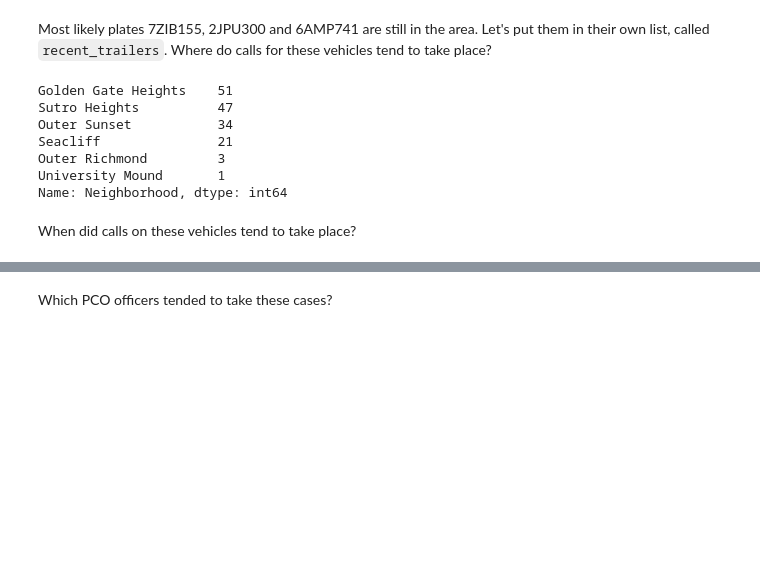
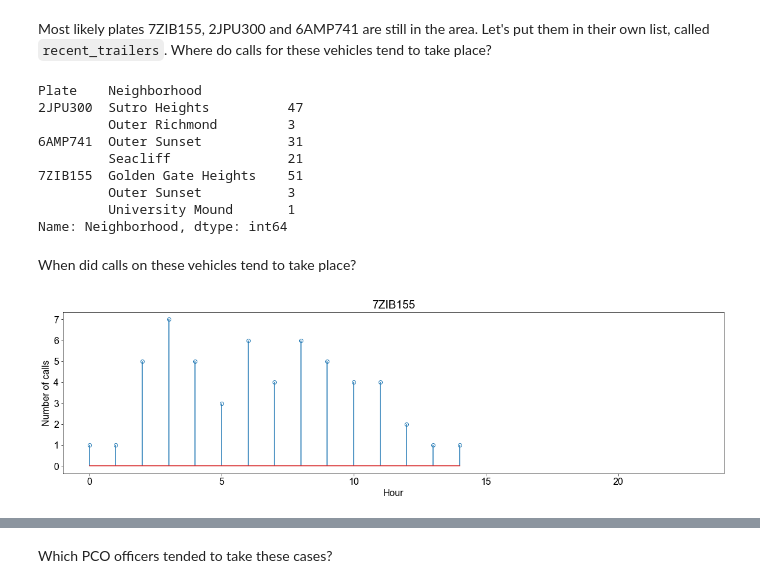
Before and after one commit to irenatfh/SF-311_abandoned-vehicles, a Jupyter notebook: notebooks/SF-311_abandoned-vehicles.ipynb, the cells around one changed output, grey strips where cells are left out. Cells and saved outputs as stored; diff of their text form; code cells hidden in the pictures; blank space fills up the shorter version.

Commit message:
Added neighborhood and hour analysis of recent trailers

```diff
--- a/notebooks/SF-311_abandoned-vehicles.ipynb
+++ b/notebooks/SF-311_abandoned-vehicles.ipynb
@@ -13,6 +16,13 @@ import re
 pd.set_option('display.max_columns', None)
 pd.set_option('display.max_rows', None)
 pd.set_option('display.max_colwidth', -1)
+
+# Pandas + matplotlib
+from pandas.plotting import register_matplotlib_converters
+register_matplotlib_converters()
+
+# Pyplot options
+plt.rcParams.update({'font.size': 16, 'font.sans-serif': 'Arial'})
 # %% [markdown]
 ### Import raw SF 311 data
 Data downloaded from https://data.sfgov.org/City-Infrastructure/311-Cases/vw6y-z8j6 on February 6, 2020
@@ -231,14 +241,35 @@ Most likely plates 7ZIB155, 2JPU300 and 6AMP741 are still in the area. Let's put
 # %%
 recent_trailers = ['7ZIB155','2JPU300','6AMP741']
 df_recent_trailers = df_trailers[df_trailers['Plate'].isin(recent_trailers)]
-df_recent_trailers['Neighborhood'].value_counts()
+df_recent_trailers.groupby('Plate')['Neighborhood'].value_counts()
 # %% [output]
-Golden Gate Heights    51
-Sutro Heights          47
-Outer Sunset           34
-Seacliff               21
-Outer Richmond         3
-University Mound       1
+Plate    Neighborhood
+2JPU300  Sutro Heights          47
+         Outer Richmond         3
+6AMP741  Outer Sunset           31
+         Seacliff               21
+7ZIB155  Golden Gate Heights    51
+         Outer Sunset           3
+         University Mound       1
 Name: Neighborhood, dtype: int64
 # %% [markdown]
 When did calls on these vehicles tend to take place?
+# %%
+plate = '7ZIB155'
+se_hours = df_recent_trailers[df_recent_trailers['Plate'] == plate]['Opened'].dt.hour.value_counts().sort_index().copy()
+
+# Define figure parameters
+fsize=16
+fig, axes = plt.subplots(figsize=(20, 5))
+
+markerline, stemlines, baseline = plt.stem(se_hours,
+                                           use_line_collection=True
+                                          )
+markerline.set_markerfacecolor('none')
+axes.set_ylabel('Number of calls')
+axes.set_xlabel('Hour')
+axes.set_title(plate)
+plt.xlim([-1,24])
+plt.show()
+# %% [output]
+[figure, added]
```
Also changed, not shown: parts of 3 cells of this notebook, 1 other file.
